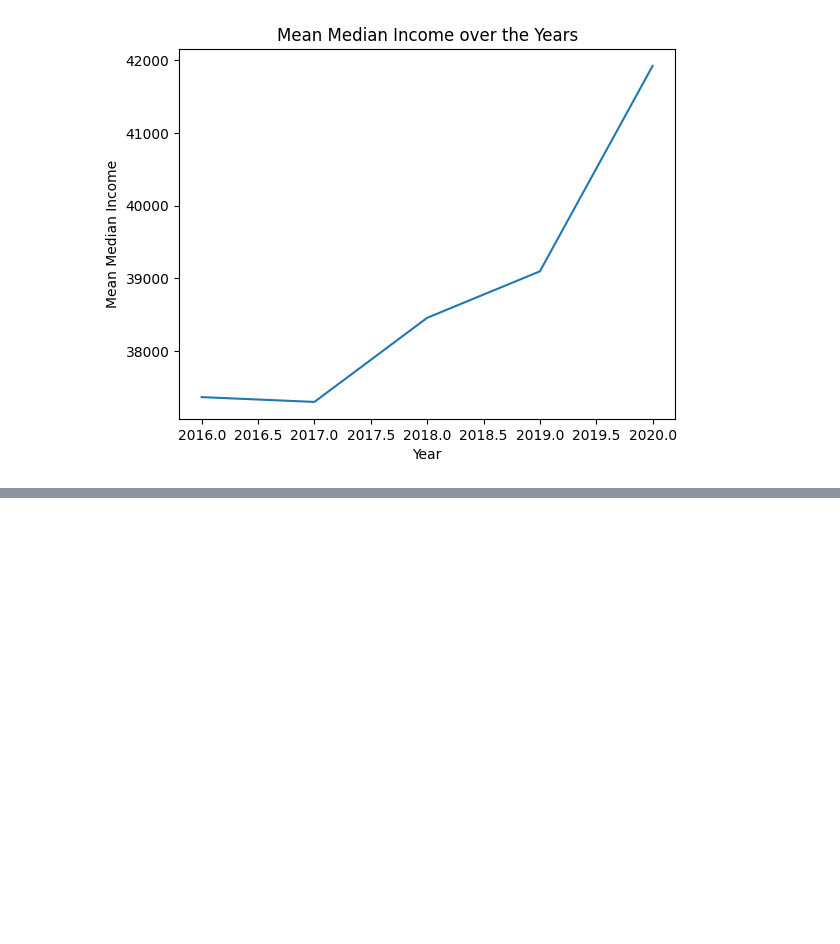
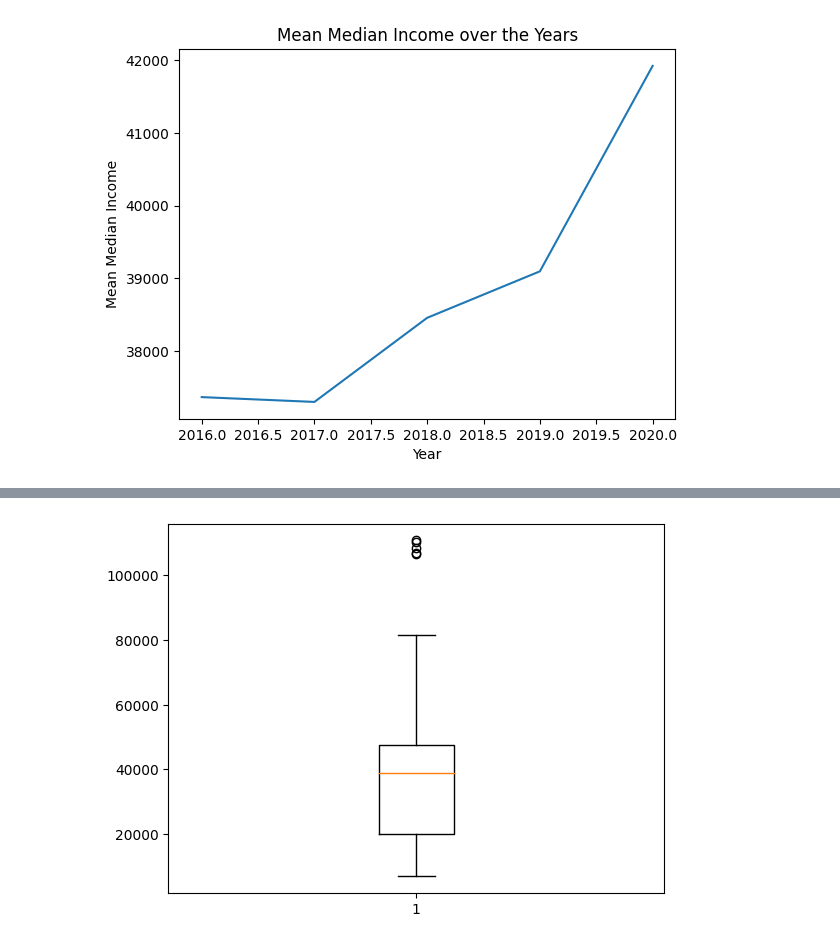
Before and after one commit to SergiColl5/project2_australia_income_visas, a Jupyter notebook: notebooks/visualization.ipynb, the cells around one changed output, grey strips where cells are left out. Saved outputs shown, nothing was run; the diff lists cells and outputs as text; code cells hidden in the pictures; blank space fills up the shorter version.

```diff
--- a/notebooks/visualization.ipynb
+++ b/notebooks/visualization.ipynb
@@ -63,0 +121,6 @@ KeyError: 'Column not found: Sponsored_visas'
+# %%
+boxplot_df = all_together.dropna(subset=['Median_income'])
+plt.boxplot(boxplot_df['Median_income'])
+plt.show()
+# %% [output]
+[figure, added]
```
Also changed, not shown: parts of 8 cells of this notebook, 5 other files.
